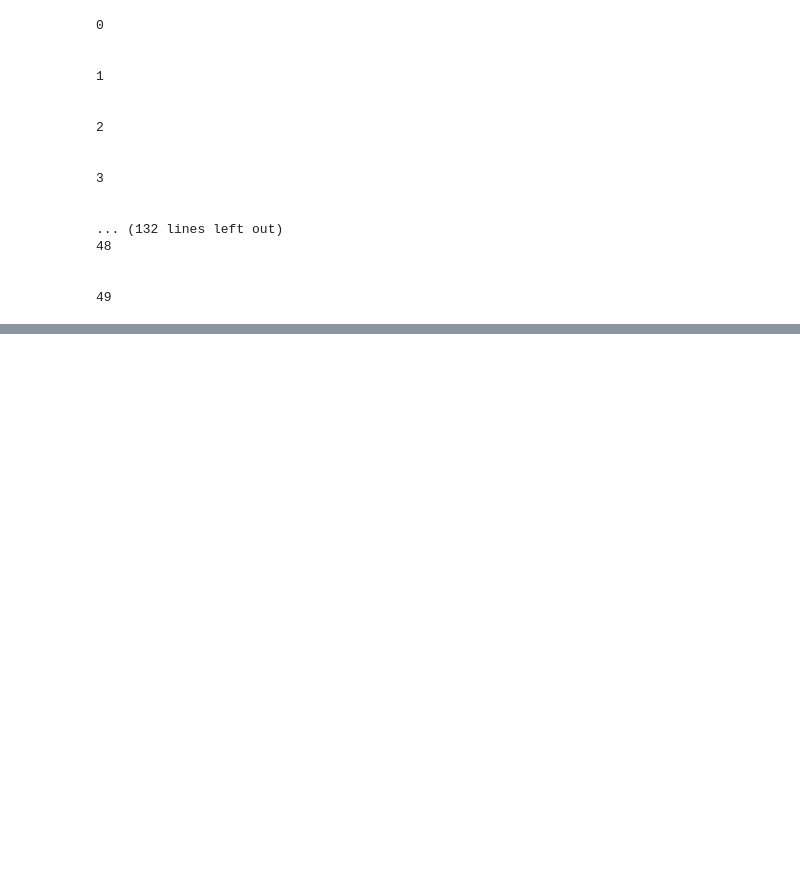
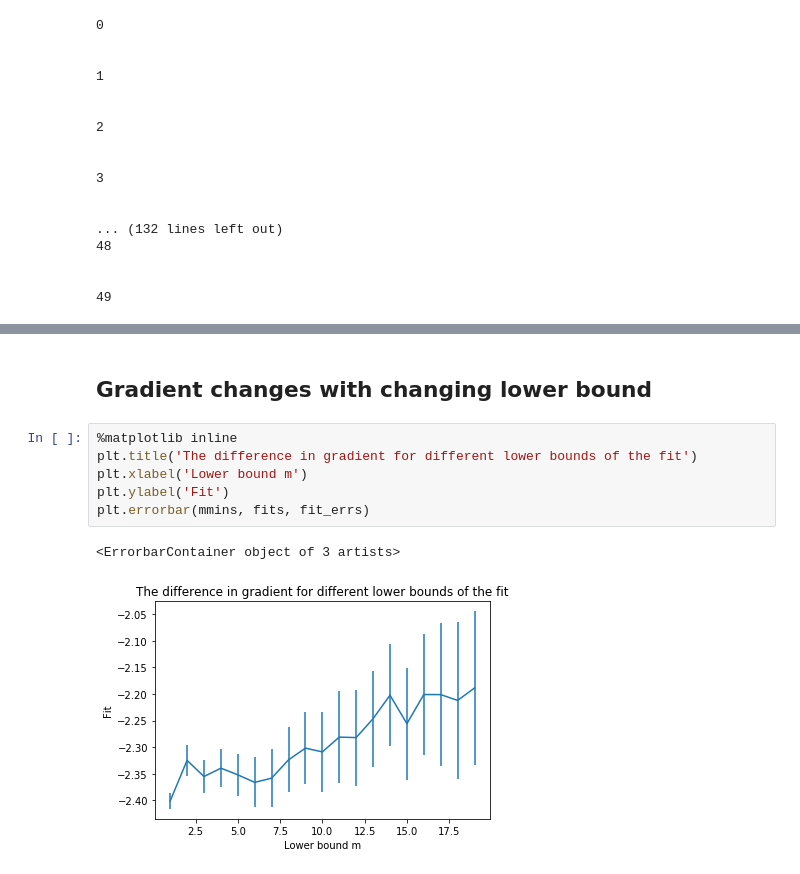
Before and after one commit to JamesDownsLab/Experiments, a Jupyter notebook: first_order/interface/Capillary_fluctuations_October2020.ipynb, the cells around one changed output, grey strips where cells are left out. Cells and saved outputs as stored; diff of their text form; blank space fills up the shorter version.

```diff
--- a/first_order/interface/Capillary_fluctuations_October2020.ipynb
+++ b/first_order/interface/Capillary_fluctuations_October2020.ipynb
@@ -464,0 +679,11 @@ False
+# %% [markdown]
+## Gradient changes with changing lower bound
+# %%
+%matplotlib inline
+plt.title('The difference in gradient for different lower bounds of the fit')
+plt.xlabel('Lower bound m')
+plt.ylabel('Fit')
+plt.errorbar(mmins, fits, fit_errs)
+# %% [output]
+<ErrorbarContainer object of 3 artists>
+[figure, added]
```
Also changed, not shown: parts of 22 cells of this notebook, 41 other files.
